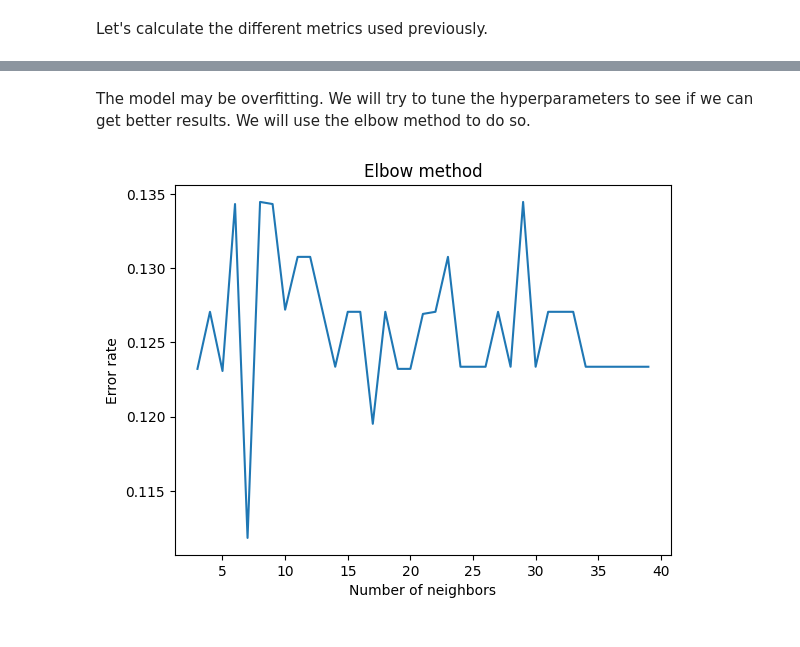
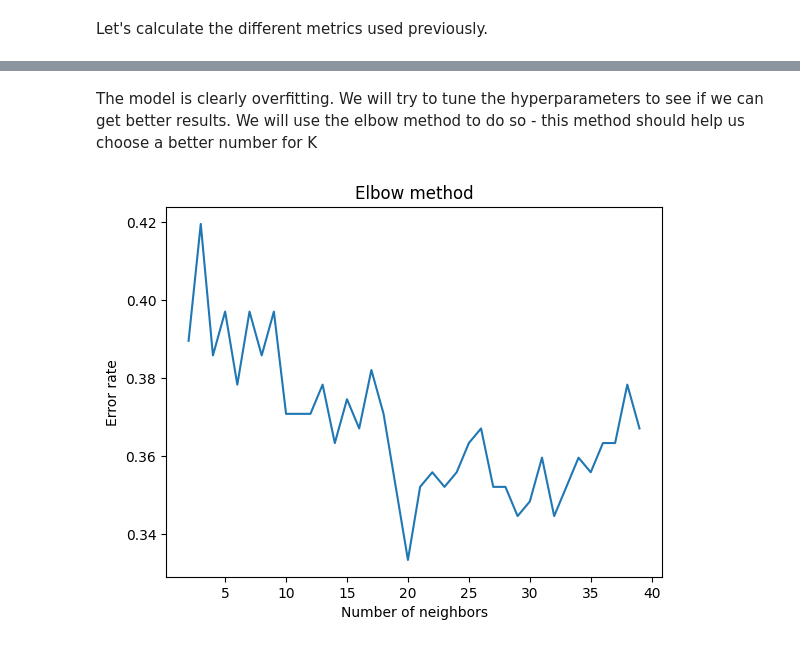
Before and after one commit to Gdeterline/Titanic_Survival_Prediction, a Jupyter notebook: main.ipynb, the cells around one changed output, grey strips where cells are left out. Cells and saved outputs as stored; diff of their text form; code cells hidden in the pictures.

```diff
--- a/main.ipynb
+++ b/main.ipynb
@@ -226,6 +268,6 @@ Usually, a dataset is seperated into 70 to 80% training and 20 to 30% testing. W
 # %%
 from sklearn.model_selection import train_test_split
 # %%
-x_train, x_test, y_train, y_test = train_test_split(train[['Pclass', 'Age', 'SibSp', 'Sex', 'Embarked']], train['Survived'], test_size=0.3, random_state=0)
-print(x_train)
+X_train, X_test, y_train, y_test = train_test_split(X, y, test_size=0.3, random_state=0)
+print(X_train)
 # %% [output]
@@ -270,9 +310,7 @@ First, we will apply the simple method. The _y_ variable will represent the surv
 from sklearn.linear_model import LogisticRegression
 # %%
 SLR = LogisticRegression()
-# Fit the model on the training data with only the column Sex and Survived
-x_train_sex = x_train.iloc[:,3].values.reshape(-1,1)
-SLR.fit(x_train_sex, y_train)
+SLR.fit(X_train, y_train)
 
-print("Accuracy on the training dataset: " + str(SLR.score(x_train_sex, y_train)))  # Accuracy
+print("Accuracy on the training dataset: " + str(SLR.score(X_train, y_train)))  # Accuracy
 # %% [output]
@@ -373,0 +461,6 @@ The results are of the same range of values. There doesn't seem to be any notice
+# %%
+from sklearn.neighbors import KNeighborsClassifier
+
+knn = KNeighborsClassifier(n_neighbors=2)
+knn.fit(X_train, y_train)
+print("Accuracy on the training dataset: " + str(knn.score(X_train, y_train)))
@@ -474,11 +487,0 @@ We will start by using the KNN model with the default parameters.
-# %%
-from sklearn import preprocessing
-from sklearn.neighbors import KNeighborsClassifier
-
-scaler = preprocessing.StandardScaler()
-x_train = scaler.fit_transform(x_train)
-x_test = scaler.transform(x_test)
-
-knn = KNeighborsClassifier(n_neighbors=2, p=2)
-knn.fit(x_train, y_train)
-print("Accuracy on the training dataset: " + str(knn.score(x_train, y_train)))
@@ -506,26 +488,25 @@ Accuracy on the test dataset: 0.7752808988764045
 # %% [markdown]
-The model may be overfitting. We will try to tune the hyperparameters to see if we can get better results.
-We will use the elbow method to do so.
+The model is clearly overfitting. We will try to tune the hyperparameters to see if we can get better results.
+We will use the elbow method to do so - this method should help us choose a better number for K
 # %%
 # Elbow method to find the best number of neighbors
-from sklearn.model_selection import cross_val_score
 
 error_rate = []
+# Will take some time
+for i in range(2,40):
+    knn = KNeighborsClassifier(n_neighbors=i)
+    knn.fit(X_train,y_train)
+    pred_i = knn.predict(X_test)
+    error_rate.append(np.mean(pred_i != y_test))
 
-for i in range(3,40):
-
-    knn = KNeighborsClassifier(n_neighbors=i)
-    score = cross_val_score(knn, x_test, y_test_knn_prediction, cv=10)
-    error_rate.append(1-score.mean())
-
-plt.plot(range(3, 40), error_rate)
+plt.plot(range(2, 40), error_rate)
 plt.xlabel('Number of neighbors')
 plt.ylabel('Error rate')
 plt.title('Elbow method')
 plt.savefig("./data_analysis_plots/knn_elbow_method")
 plt.show()
 # %% [output]
-[figure, old version]
+[figure, new version]
 # %%
 print(error_rate)
 print("The best number of neighbors is: " + str(error_rate.index(min(error_rate)) + 1))
```
Also changed, not shown: parts of 68 cells of this notebook, 6 other files.
